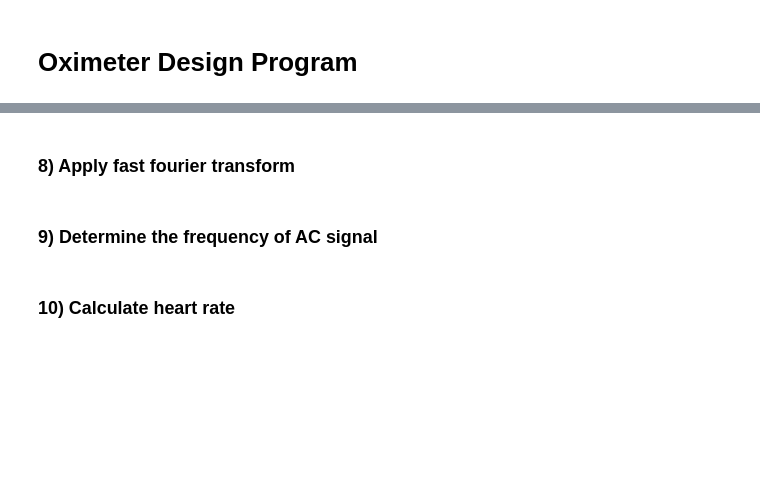
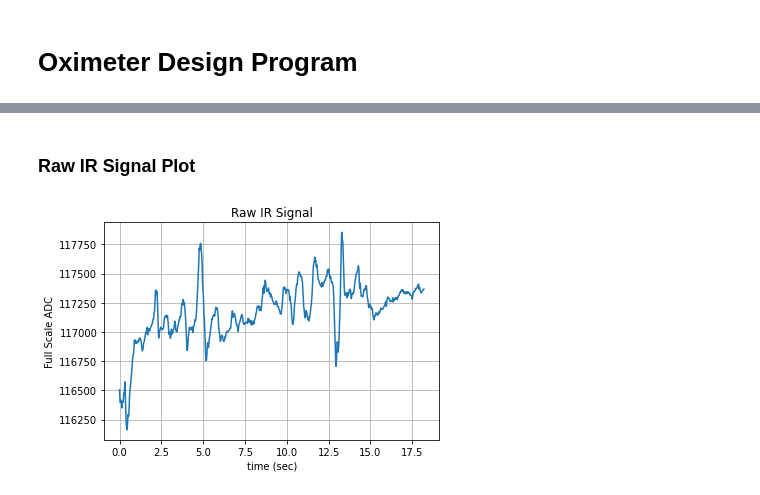
Before and after one commit to KingMatty314/TinyPicoHealthWatch, a Jupyter notebook: notebooks/Oximeter.ipynb, the cells around one changed output, grey strips where cells are left out. Drawn from its saved outputs; the diff is of its cells as text; code cells hidden in the pictures; blank space fills up the shorter version.

Commit message:
oximeter notebooj

```diff
--- a/notebooks/Oximeter.ipynb
+++ b/notebooks/Oximeter.ipynb
@@ -17,6 +3,22 @@
-# %% [markdown]
-### 8) Apply fast fourier transform
-# %% [markdown]
-### 9) Determine the frequency of AC signal
-# %% [markdown]
-### 10) Calculate heart rate
+# %%
+import math
+import pandas as pd
+import numpy as np
+import matplotlib.pyplot as plt
+%matplotlib inline
+
+data = pd.read_csv("data/oximeter/WatchMoving.csv")
+red = data.iloc[:, 0].values.tolist()
+ir = data.iloc[:, 1].values.tolist()
+time = np.linspace(0, len(ir)*0.02, len(ir)).tolist()
+# %% [markdown]
+### Raw IR Signal Plot
+# %%
+plt.plot(time, ir)
+plt.xlabel("time (sec)")
+plt.ylabel("Full Scale ADC")
+plt.title("Raw IR Signal")
+plt.grid()
+plt.show()
+# %% [output]
+[figure, added]
```
Also changed, not shown: parts of 17 cells of this notebook, 3 other files.
